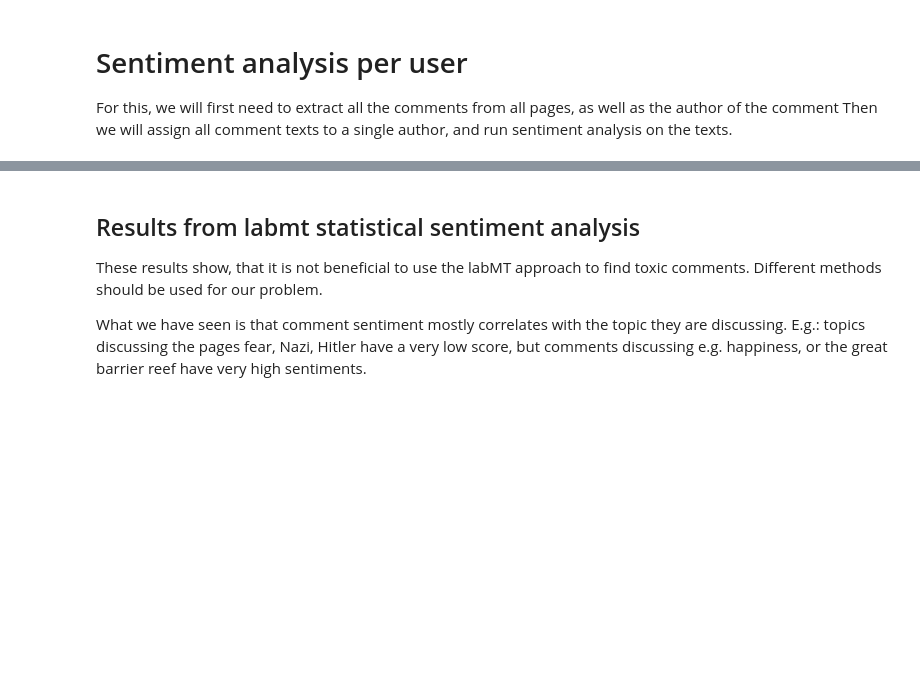
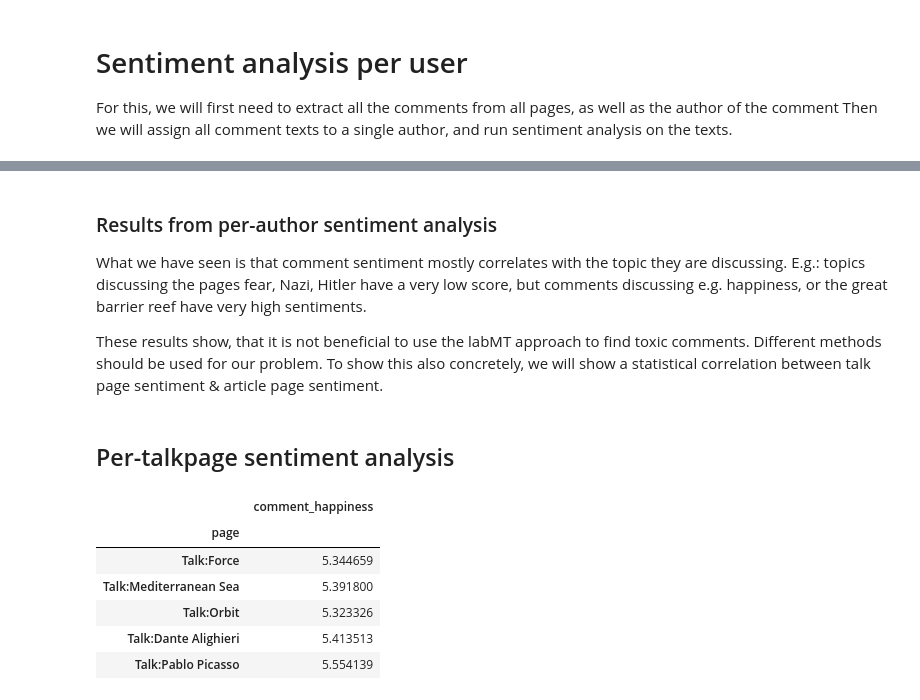
Before and after one commit to andste97/socialgraphs2023f-project, a Jupyter notebook: project/Project_draft.ipynb, the cells around one changed output, grey strips where cells are left out. Cells and saved outputs as stored; diff of their text form; code cells hidden in the pictures; blank space fills up the shorter version.

```diff
--- a/project/Project_draft.ipynb
+++ b/project/Project_draft.ipynb
@@ -296,3 +324,21 @@ with Pool(12) as pool:
+# %%
+def append_or_create_list_in_dict(dict, key, value):
+    if(key not in dict):
+        dict[key] = []
+
+    dict[key].append(value)
+
+def append_comment_to_talkpage(page_dict, filepath, comment):
+    '''Append a comment to a list of comments on that talk page. Will collect all comments for a specific talk
+    page, including comments archived talk pages'''
+    filepath_parts = filepath.split('/')
+
+    if(len(filepath_parts) > 2):
+        append_or_create_list_in_dict(page_dict, filepath_parts[1], comment)
+
+    else:
+        filename_parts = filepath_parts[1].split('.')
+        append_or_create_list_in_dict(page_dict,filename_parts[0], comment)
 # %%
 author_dict = {}
 list_for_df = []
@@ -370,6 +464,32 @@ worst_sentiments
 # %% [markdown]
-## Results from labmt statistical sentiment analysis
+### Results from per-author sentiment analysis
+
+What we have seen is that comment sentiment mostly correlates with the topic they are discussing. E.g.: topics discussing the pages fear, Nazi, Hitler have a very low score, but comments discussing e.g. happiness, or the great barrier reef have very high sentiments.
 
 These results show, that it is not beneficial to use the labMT approach to find toxic comments. Different methods should be used for our problem.
-
-What we have seen is that comment sentiment mostly correlates with the topic they are discussing. E.g.: topics discussing the pages fear, Nazi, Hitler have a very low score, but comments discussing e.g. happiness, or the great barrier reef have very high sentiments.
+To show this also concretely, we will show a statistical correlation between talk page sentiment & article page sentiment.
+# %% [markdown]
+## Per-talkpage sentiment analysis
+# %%
+sentiments_pages = {}
+for pagename, text in page_dict.items():
+    text = [utils.tokenize_custom(s) for s in text]
+    text = utils.flatten(text)
+    # compute sentiment for individual rapper wiki page
+    if len(text) > 100:
+        sentiment_value = sentiment(text)
+        if(sentiment_value):
+            sentiments_pages[pagename] = sentiment_value
+
+sentiments_pages_df = pd.DataFrame({"page": sentiments_pages.keys(), "comment_happiness": sentiments_pages.values()})
+# use the author's name as index
+sentiments_pages_df.set_index("page", inplace=True)
+sentiments_pages_df.head()
+# %% [output]
+|  | comment_happiness |
+| page |  |
+| Talk:Force | 5.344659 |
+| Talk:Mediterranean Sea | 5.391800 |
+| Talk:Orbit | 5.323326 |
+| Talk:Dante Alighieri | 5.413513 |
+| Talk:Pablo Picasso | 5.554139 |
```
Also changed, not shown: parts of 20 cells of this notebook.
